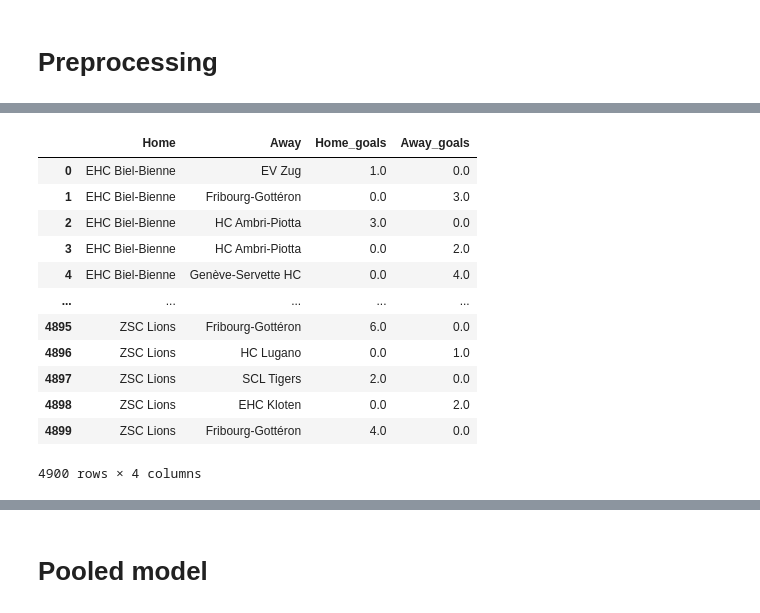
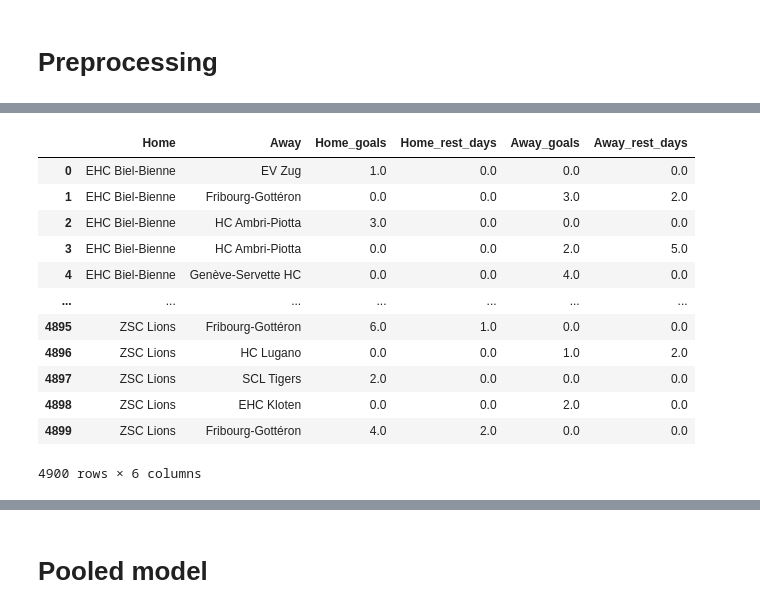
Before and after one commit to k0ruy/bayesian_retry, a Jupyter notebook: retry/modelling_RETRY.ipynb, the cells around one changed output, grey strips where cells are left out. Cells and saved outputs as stored; diff of their text form; code cells hidden in the pictures.

```diff
--- a/retry/modelling_RETRY.ipynb
+++ b/retry/modelling_RETRY.ipynb
@@ -49,3 +49,35 @@ df
 2450 rows × 17 columns
 # %% [markdown]
 # Preprocessing
+# %%
+# Get unique team names
+teams = pd.concat([df["Home"], df["Away"]]).unique()
+
+# Create a new DataFrame for one-hot encoding
+encoded_df = pd.DataFrame(index=df.index)
+
+# Create a column for each team and set default value to 0
+for team in teams:
+    encoded_df[team] = 0
+
+# Mark the corresponding team column with 1
+for i, row in df.iterrows():
+    encoded_df.at[i, row["Home"]] = 1
+    encoded_df.at[i, row["Away"]] = 1
+
+# Concatenate the original DataFrame with the encoded columns
+result_df = pd.concat([df, encoded_df], axis=1)
+
+result_df['Datum'] = pd.to_datetime(result_df['Datum'], format='%d.%m.%Y')
+
+
+for team in teams:
+    team_subset = result_df[result_df[team] == 1].copy()
+    team_subset.loc[:, team] = team_subset['Datum'].diff().dt.days - 1
+    result_df.update(team_subset)
+
+
+result_df['Home_rest_days'] = result_df.apply(lambda x: x[x['Home']], axis=1)
+result_df['Away_rest_days'] = result_df.apply(lambda x: x[x['Away']], axis=1)
+result_df.reset_index(drop=True, inplace=True)
+result_df
@@ -52,28 +98,32 @@ df
 # %%
+# Convert the 'Datum' column to datetime
+result_df['Datum'] = pd.to_datetime(result_df['Datum'], format='%d.%m.%Y')
+
+
 # Split the Resultat into home and away goals
-df['Home_goals'] = df['Resultat'].str.split(':').str[0].astype(int)
-df['Away_goals'] = df['Resultat'].str.split(':').str[1].astype(int)
+result_df['Home_goals'] = result_df['Resultat'].str.split(':').str[0].astype(int)
+result_df['Away_goals'] = result_df['Resultat'].str.split(':').str[1].astype(int)
 
 # Create a new dataframe in the Spotify format
-home_df = df[['Home', 'Away', 'Home_goals']]
-away_df = df[['Away', 'Home', 'Away_goals']]
+home_df = result_df[['Home', 'Away', 'Home_goals', 'Home_rest_days']]
+away_df = result_df[['Away', 'Home', 'Away_goals', 'Away_rest_days']]
 
 hockey_df = pd.concat([home_df, away_df]).sort_values(by="Home").reset_index(drop=True).fillna(0)
 hockey_df
 # %% [output]
-|  | Home | Away | Home_goals | Away_goals |
-| 0 | EHC Biel-Bienne | EV Zug | 1.0 | 0.0 |
-| 1 | EHC Biel-Bienne | Fribourg-Gottéron | 0.0 | 3.0 |
-| 2 | EHC Biel-Bienne | HC Ambri-Piotta | 3.0 | 0.0 |
-| 3 | EHC Biel-Bienne | HC Ambri-Piotta | 0.0 | 2.0 |
-| 4 | EHC Biel-Bienne | Genève-Servette HC | 0.0 | 4.0 |
-| ... | ... | ... | ... | ... |
-| 4895 | ZSC Lions | Fribourg-Gottéron | 6.0 | 0.0 |
-| 4896 | ZSC Lions | HC Lugano | 0.0 | 1.0 |
-| 4897 | ZSC Lions | SCL Tigers | 2.0 | 0.0 |
-| 4898 | ZSC Lions | EHC Kloten | 0.0 | 2.0 |
-| 4899 | ZSC Lions | Fribourg-Gottéron | 4.0 | 0.0 |
+|  | Home | Away | Home_goals | Home_rest_days | Away_goals | Away_rest_days |
+| 0 | EHC Biel-Bienne | EV Zug | 1.0 | 0.0 | 0.0 | 0.0 |
+| 1 | EHC Biel-Bienne | Fribourg-Gottéron | 0.0 | 0.0 | 3.0 | 2.0 |
+| 2 | EHC Biel-Bienne | HC Ambri-Piotta | 3.0 | 0.0 | 0.0 | 0.0 |
+| 3 | EHC Biel-Bienne | HC Ambri-Piotta | 0.0 | 0.0 | 2.0 | 5.0 |
+| 4 | EHC Biel-Bienne | Genève-Servette HC | 0.0 | 0.0 | 4.0 | 0.0 |
+| ... | ... | ... | ... | ... | ... | ... |
+| 4895 | ZSC Lions | Fribourg-Gottéron | 6.0 | 1.0 | 0.0 | 0.0 |
+| 4896 | ZSC Lions | HC Lugano | 0.0 | 0.0 | 1.0 | 2.0 |
+| 4897 | ZSC Lions | SCL Tigers | 2.0 | 0.0 | 0.0 | 0.0 |
+| 4898 | ZSC Lions | EHC Kloten | 0.0 | 0.0 | 2.0 | 0.0 |
+| 4899 | ZSC Lions | Fribourg-Gottéron | 4.0 | 2.0 | 0.0 | 0.0 |
-4900 rows × 4 columns
+4900 rows × 6 columns
 # %%
 # Scores for 'HC Lugano' when they played at home
 hcl_home_scores = hockey_df[hockey_df['Home'] == 'HC Lugano']['Home_goals'].tolist()
```
Also changed, not shown: parts of 31 cells of this notebook.
